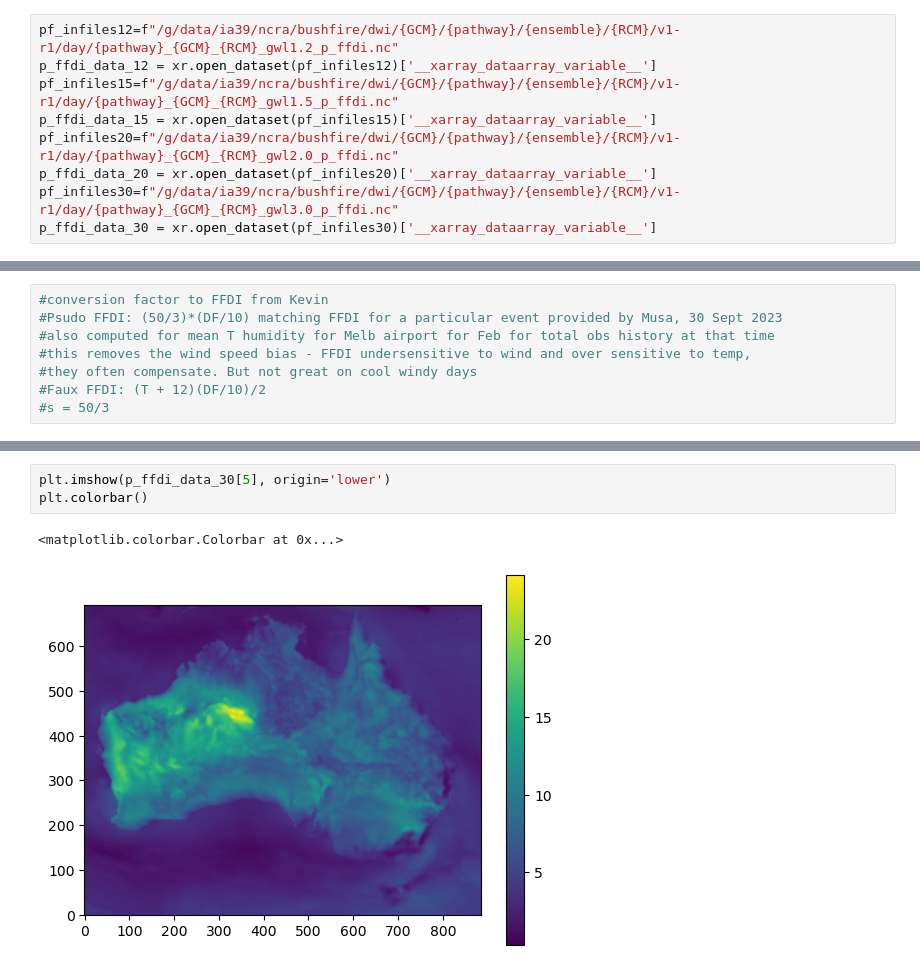
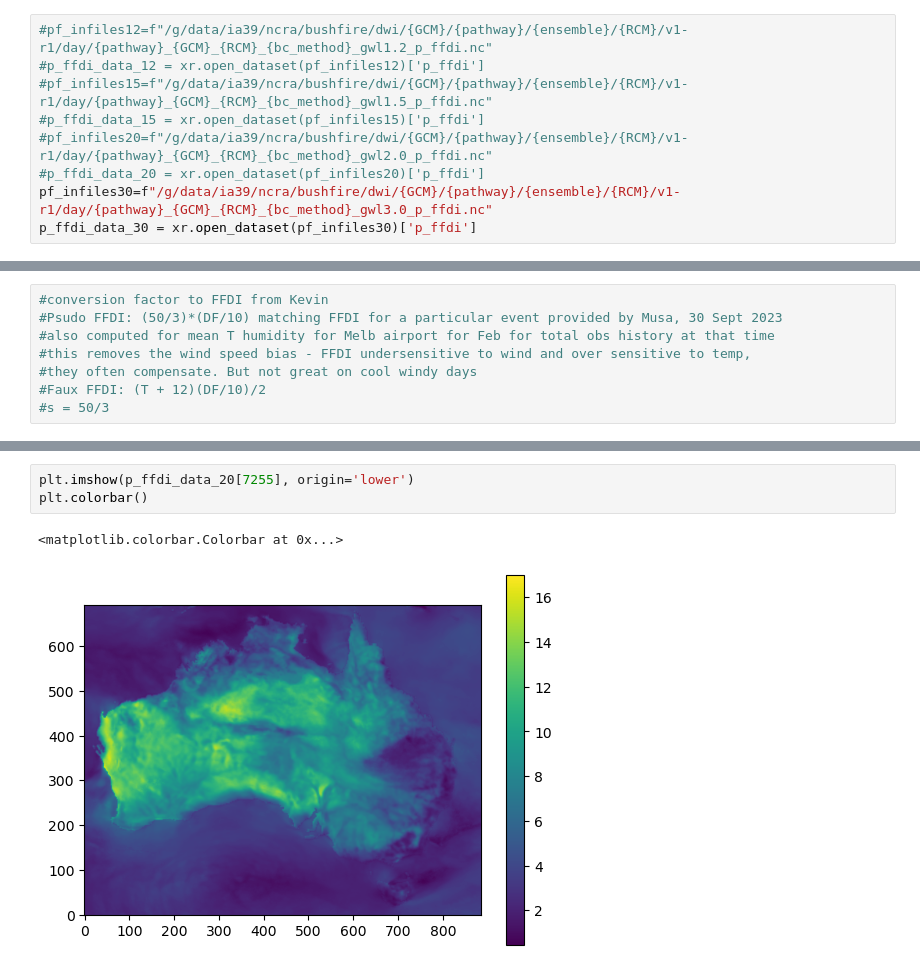
Before and after one commit to nb-bom/DWI, a Jupyter notebook: testing dwi files.ipynb, the cells around one changed output, grey strips where cells are left out. Drawn from its saved outputs; the diff is of its cells as text.

```diff
--- a/testing dwi files.ipynb
+++ b/testing dwi files.ipynb
@@ -68,12 +75,12 @@ faux_ffdi_data_30 = xr.open_dataset(ff_infiles30)['__xarray_dataarray_variable__
 # %%
-pf_infiles12=f"/g/data/ia39/ncra/bushfire/dwi/{GCM}/{pathway}/{ensemble}/{RCM}/v1-r1/day/{pathway}_{GCM}_{RCM}_gwl1.2_p_ffdi.nc"
-p_ffdi_data_12 = xr.open_dataset(pf_infiles12)['__xarray_dataarray_variable__']
-pf_infiles15=f"/g/data/ia39/ncra/bushfire/dwi/{GCM}/{pathway}/{ensemble}/{RCM}/v1-r1/day/{pathway}_{GCM}_{RCM}_gwl1.5_p_ffdi.nc"
-p_ffdi_data_15 = xr.open_dataset(pf_infiles15)['__xarray_dataarray_variable__']
-pf_infiles20=f"/g/data/ia39/ncra/bushfire/dwi/{GCM}/{pathway}/{ensemble}/{RCM}/v1-r1/day/{pathway}_{GCM}_{RCM}_gwl2.0_p_ffdi.nc"
-p_ffdi_data_20 = xr.open_dataset(pf_infiles20)['__xarray_dataarray_variable__']
-pf_infiles30=f"/g/data/ia39/ncra/bushfire/dwi/{GCM}/{pathway}/{ensemble}/{RCM}/v1-r1/day/{pathway}_{GCM}_{RCM}_gwl3.0_p_ffdi.nc"
-p_ffdi_data_30 = xr.open_dataset(pf_infiles30)['__xarray_dataarray_variable__']
+#pf_infiles12=f"/g/data/ia39/ncra/bushfire/dwi/{GCM}/{pathway}/{ensemble}/{RCM}/v1-r1/day/{pathway}_{GCM}_{RCM}_{bc_method}_gwl1.2_p_ffdi.nc"
+#p_ffdi_data_12 = xr.open_dataset(pf_infiles12)['p_ffdi']
+#pf_infiles15=f"/g/data/ia39/ncra/bushfire/dwi/{GCM}/{pathway}/{ensemble}/{RCM}/v1-r1/day/{pathway}_{GCM}_{RCM}_{bc_method}_gwl1.5_p_ffdi.nc"
+#p_ffdi_data_15 = xr.open_dataset(pf_infiles15)['p_ffdi']
+#pf_infiles20=f"/g/data/ia39/ncra/bushfire/dwi/{GCM}/{pathway}/{ensemble}/{RCM}/v1-r1/day/{pathway}_{GCM}_{RCM}_{bc_method}_gwl2.0_p_ffdi.nc"
+#p_ffdi_data_20 = xr.open_dataset(pf_infiles20)['p_ffdi']
+pf_infiles30=f"/g/data/ia39/ncra/bushfire/dwi/{GCM}/{pathway}/{ensemble}/{RCM}/v1-r1/day/{pathway}_{GCM}_{RCM}_{bc_method}_gwl3.0_p_ffdi.nc"
+p_ffdi_data_30 = xr.open_dataset(pf_infiles30)['p_ffdi']
 # %%
 faux_ffdi_data_30
 # %% [output]
@@ -128,6 +138,6 @@ plt.colorbar()
 # %%
-plt.imshow(p_ffdi_data_30[5], origin='lower')
+plt.imshow(p_ffdi_data_20[7255], origin='lower')
 plt.colorbar()
 # %% [output]
 <matplotlib.colorbar.Colorbar at 0x...>
-[figure, old version]
+[figure, new version]
```
Also changed, not shown: parts of 8 cells of this notebook, 2 other files.
